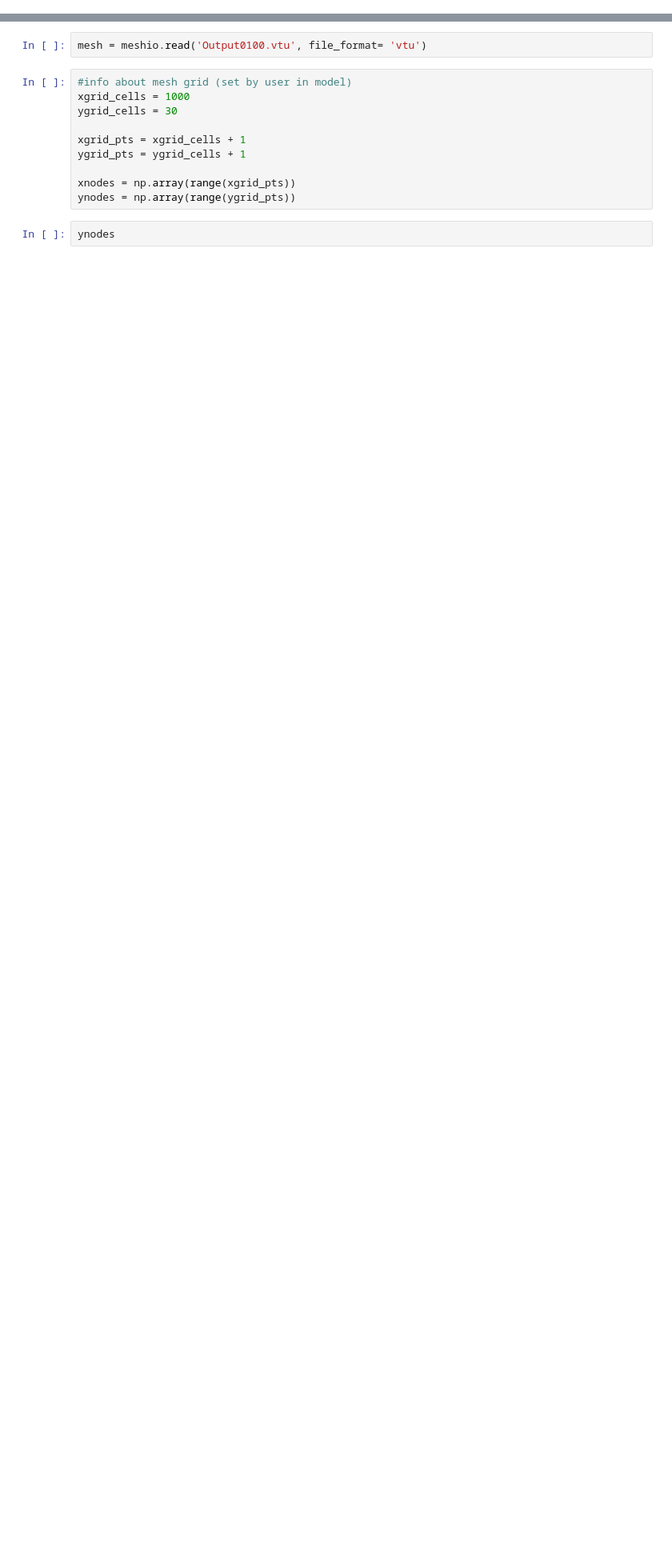
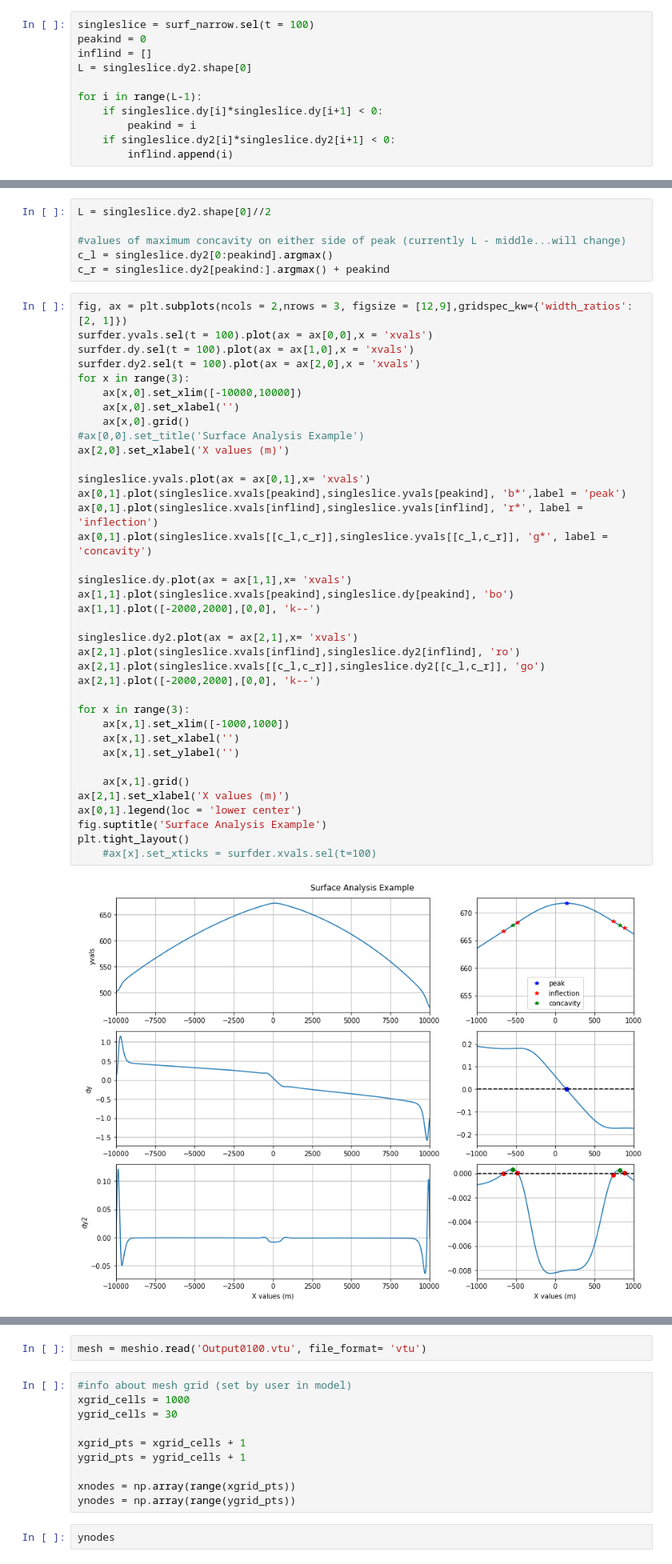
Before and after one commit to janeeleven/rces-final-project, a Jupyter notebook: ice_rise_xarray.ipynb, the cells around one changed output, grey strips where cells are left out. Shown at 80% size. Cells and saved outputs as stored; diff of their text form; blank space fills up the shorter version.

```diff
--- a/ice_rise_xarray.ipynb
+++ b/ice_rise_xarray.ipynb
@@ -5,0 +167,11 @@ import meshio
+# %%
+singleslice = surf_narrow.sel(t = 100)
+peakind = 0
+inflind = []
+L = singleslice.dy2.shape[0]
+
+for i in range(L-1):
+    if singleslice.dy[i]*singleslice.dy[i+1] < 0:
+        peakind = i
+    if singleslice.dy2[i]*singleslice.dy2[i+1] < 0:
+        inflind.append(i)
@@ -5,0 +182,45 @@ import meshio
+# %%
+L = singleslice.dy2.shape[0]//2
+
+#values of maximum concavity on either side of peak (currently L - middle...will change)
+c_l = singleslice.dy2[0:peakind].argmax()
+c_r = singleslice.dy2[peakind:].argmax() + peakind
+# %%
+fig, ax = plt.subplots(ncols = 2,nrows = 3, figsize = [12,9],gridspec_kw={'width_ratios': [2, 1]})
+surfder.yvals.sel(t = 100).plot(ax = ax[0,0],x = 'xvals')
+surfder.dy.sel(t = 100).plot(ax = ax[1,0],x = 'xvals')
+surfder.dy2.sel(t = 100).plot(ax = ax[2,0],x = 'xvals')
+for x in range(3):
+    ax[x,0].set_xlim([-10000,10000])
+    ax[x,0].set_xlabel('')
+    ax[x,0].grid()
+#ax[0,0].set_title('Surface Analysis Example')
+ax[2,0].set_xlabel('X values (m)')
+
+singleslice.yvals.plot(ax = ax[0,1],x= 'xvals')
+ax[0,1].plot(singleslice.xvals[peakind],singleslice.yvals[peakind], 'b*',label = 'peak')
+ax[0,1].plot(singleslice.xvals[inflind],singleslice.yvals[inflind], 'r*', label = 'inflection')
+ax[0,1].plot(singleslice.xvals[[c_l,c_r]],singleslice.yvals[[c_l,c_r]], 'g*', label = 'concavity')
+
+singleslice.dy.plot(ax = ax[1,1],x= 'xvals')
+ax[1,1].plot(singleslice.xvals[peakind],singleslice.dy[peakind], 'bo')
+ax[1,1].plot([-2000,2000],[0,0], 'k--')
+
+singleslice.dy2.plot(ax = ax[2,1],x= 'xvals')
+ax[2,1].plot(singleslice.xvals[inflind],singleslice.dy2[inflind], 'ro')
+ax[2,1].plot(singleslice.xvals[[c_l,c_r]],singleslice.dy2[[c_l,c_r]], 'go')
+ax[2,1].plot([-2000,2000],[0,0], 'k--')
+
+for x in range(3):
+    ax[x,1].set_xlim([-1000,1000])
+    ax[x,1].set_xlabel('')
+    ax[x,1].set_ylabel('')
+
+    ax[x,1].grid()
+ax[2,1].set_xlabel('X values (m)')
+ax[0,1].legend(loc = 'lower center')
+fig.suptitle('Surface Analysis Example')
+plt.tight_layout()
+    #ax[x].set_xticks = surfder.xvals.sel(t=100)
+# %% [output]
+[figure, added]
```
Also changed, not shown: parts of 45 cells of this notebook, 3 other files.
